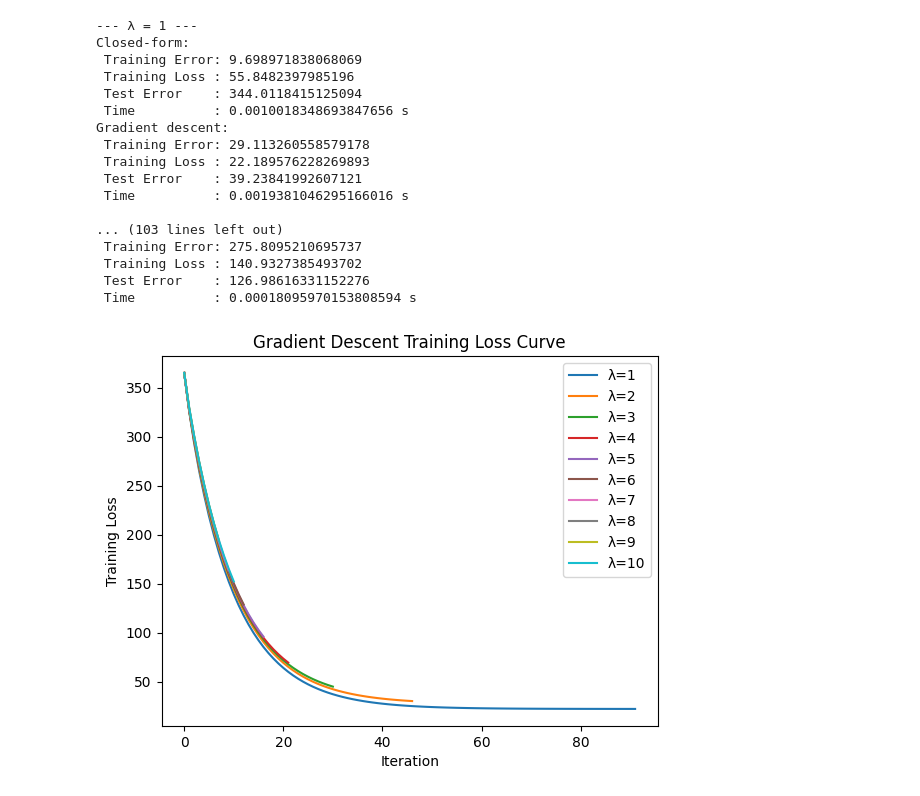
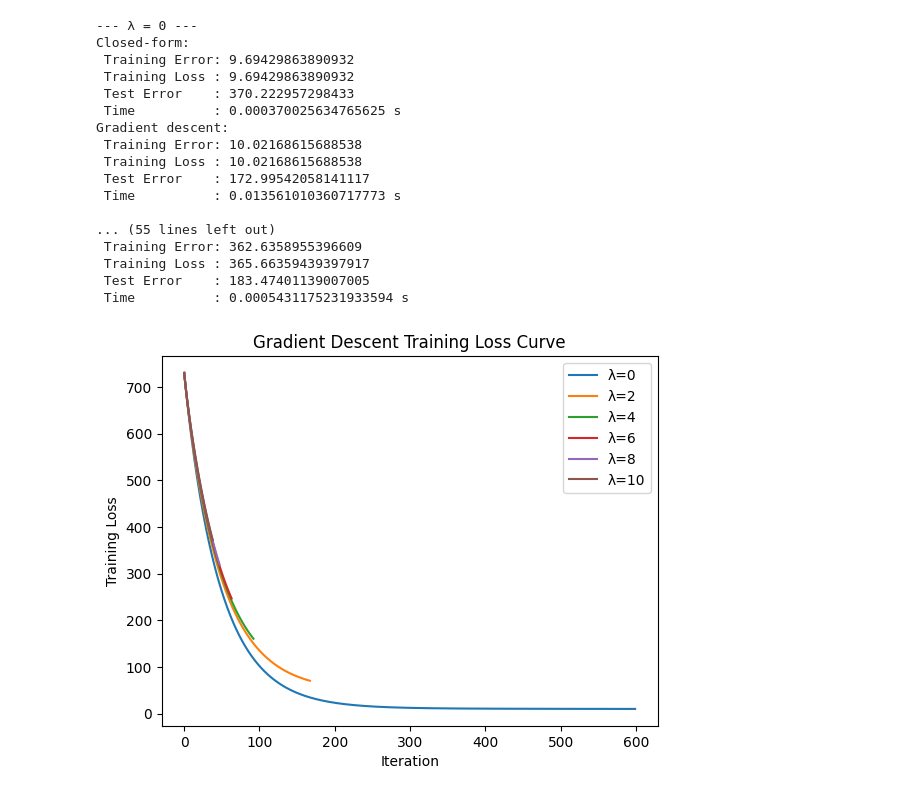
Before and after one commit to Tanisha3v/CS480, a Jupyter notebook: A1Q2.ipynb, the cells around one changed output. Saved outputs shown, nothing was run; the diff lists cells and outputs as text; code cells hidden in the pictures.

```diff
--- a/A1Q2.ipynb
+++ b/A1Q2.ipynb
@@ -23,7 +23,7 @@ def ridge_regression(X, y, lam):
 # %%
 import numpy as np
 
-def ridge_regression_gd(X, y, lam=1.0, eta=0.01, max_pass=1000, tol=1e-6):
+def ridge_regression_gd(X, y, lam=1.0, eta=0.01, max_pass=1000, tol=1e-5):
     n, d = X.shape
     w = np.zeros(d)
     b = 0.0
@@ -41,8 +41,10 @@ def ridge_regression_gd(X, y, lam=1.0, eta=0.01, max_pass=1000, tol=1e-6):
         w_new = w - eta * grad_w
         b_new = b - eta * grad_b
 
-        # Compute loss
-        loss = (1/(2*n)) * np.sum((y_pred - y)**2) + lam * np.sum(w**2)
+        # Compute loss (consistent with compute_loss function)
+        mse = (1/n) * np.sum((y_pred - y)**2)  # Standard MSE without the 1/2 factor
+        regularization = lam * np.sum(w**2)
+        loss = mse + regularization
         losses.append(loss)
 
         # Check convergence
@@ -52,6 +54,7 @@ def ridge_regression_gd(X, y, lam=1.0, eta=0.01, max_pass=1000, tol=1e-6):
 
         w, b = w_new, b_new
 
+
     return w, b, losses
 # %%
 import numpy as np
@@ -84,8 +87,11 @@ def compute_error(X, y, w, b):
     return np.mean((y_pred - y)**2)
 
 def compute_loss(X, y, w, b, lam):
-    error = compute_error(X, y, w, b)
-    return 0.5 * error + lam * np.sum(w**2)
+    n = X.shape[0]
+    y_pred = X @ w + b
+    mse = (1/n) * np.sum((y_pred - y)**2)  # Standard MSE without the 1/2 factor
+    regularization = lam * np.sum(w**2)
+    return mse + regularization
 
 # ----------------------------
 # Main Experiment
@@ -115,7 +121,7 @@ y_test = y_test[:min_test_samples]
 # Standardize
 X_train_std, X_test_std = standardize(X_train, X_test)
 
-for lam in range(1, 11):  # λ from 1 to 10
+for lam in range(0,11,2):  # Include λ=0 to see unregularized baseline
     print(f"\n--- λ = {lam} ---")
 
     # Closed form (using function from Cell 1)
@@ -131,47 +137,48 @@ for lam in range(1, 11):  # λ from 1 to 10
     print(" Training Error:", train_error_cf)
     print(" Training Loss :", train_loss_cf)
     print(" Test Error    :", test_error_cf)
     print(" Time          :", t_cf, "s")
 
-    # Gradient descent (using function from Cell 3)
+    # Gradient descent (using function from Cell 2)
     t0 = time.time()
-    w_gd, b_gd, losses = ridge_regression_gd(X_train_std, y_train, lam=lam, eta=0.05, max_pass=5000)
+    w_gd, b_gd, losses = ridge_regression_gd(X_train_std, y_train, lam=lam, eta=0.01, max_pass=600)
     t_gd = time.time() - t0
 
     train_error_gd = compute_error(X_train_std, y_train, w_gd, b_gd)
     train_loss_gd = compute_loss(X_train_std, y_train, w_gd, b_gd, lam)
     test_error_gd = compute_error(X_test_std, y_test, w_gd, b_gd)
 
     print("Gradient descent:")
     print(" Training Error:", train_error_gd)
     print(" Training Loss :", train_loss_gd)
     print(" Test Error    :", test_error_gd)
     print(" Time          :", t_gd, "s")
 
     # Plot training loss curve
     plt.plot(losses, label=f"λ={lam}")
     plt.xlabel("Iteration")
     plt.ylabel("Training Loss")
     plt.title("Gradient Descent Training Loss Curve")
     plt.legend()
 
+
 plt.show()
 # %% [output]
---- λ = 1 ---
+--- λ = 0 ---
 Closed-form:
- Training Error: 9.698971838068069
- Training Loss : 55.8482397985196
- Test Error    : 344.0118415125094
- Time          : 0.0010018348693847656 s
+ Training Error: 9.69429863890932
+ Training Loss : 9.69429863890932
+ Test Error    : 370.222957298433
+ Time          : 0.000370025634765625 s
 Gradient descent:
- Training Error: 29.113260558579178
- Training Loss : 22.189576228269893
- Test Error    : 39.23841992607121
- Time          : 0.0019381046295166016 s
+ Training Error: 10.02168615688538
+ Training Loss : 10.02168615688538
+ Test Error    : 172.99542058141117
+ Time          : 0.013561010360717773 s
 
-... (103 lines left out)
- Training Error: 275.8095210695737
- Training Loss : 140.9327385493702
- Test Error    : 126.98616331152276
- Time          : 0.00018095970153808594 s
+... (55 lines left out)
+ Training Error: 362.6358955396609
+ Training Loss : 365.66359439397917
+ Test Error    : 183.47401139007005
+ Time          : 0.0005431175231933594 s
-[figure, old version]
+[figure, new version]
```
